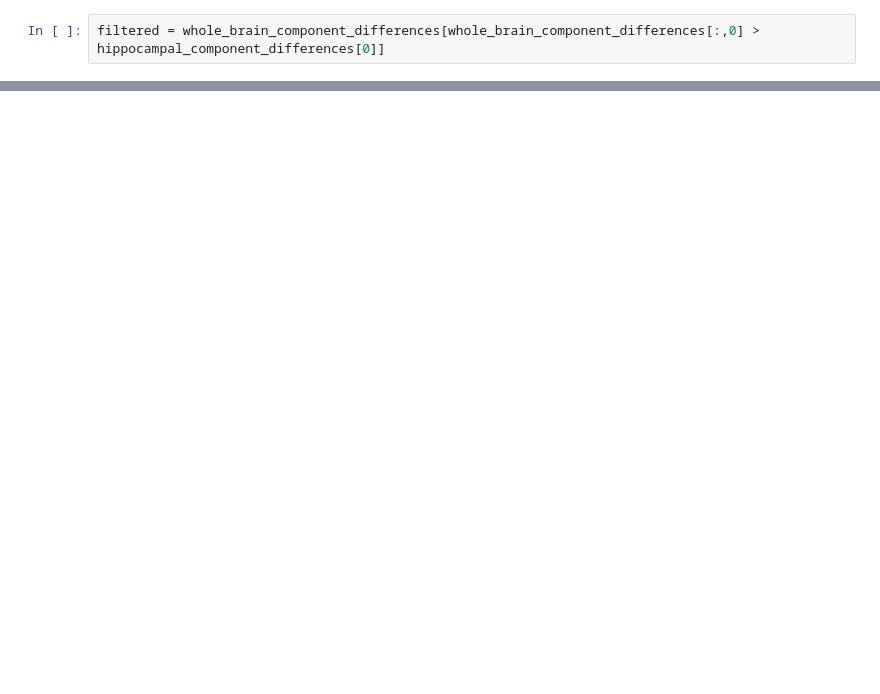
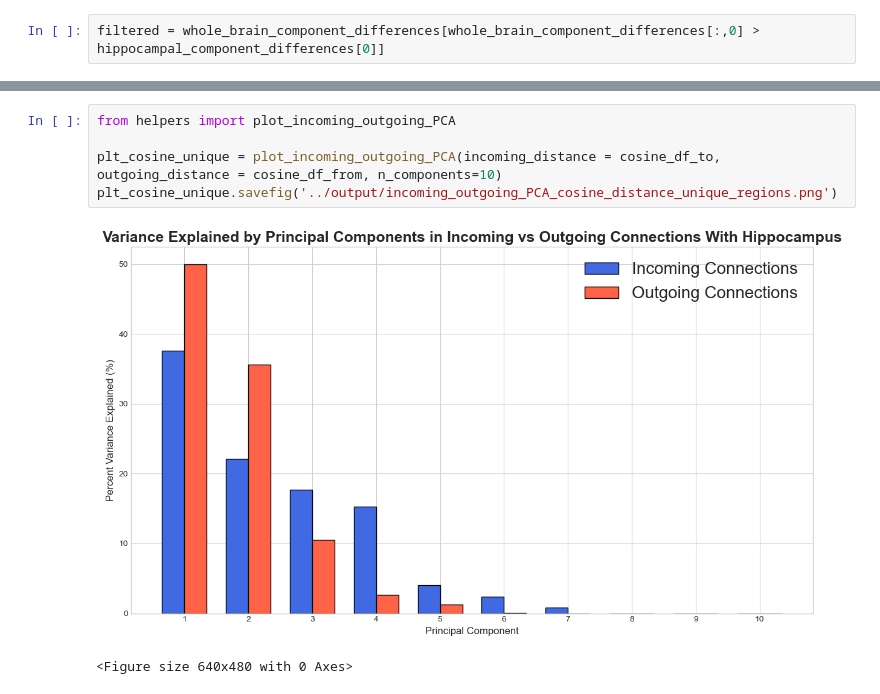
Before and after one commit to chris-weinberger/br2f_connectome, a Jupyter notebook: scripts/PCA_hippocampal.ipynb, the cells around one changed output, grey strips where cells are left out. Cells and saved outputs as stored; diff of their text form; blank space fills up the shorter version.

Commit message:
added helper functions

```diff
--- a/scripts/PCA_hippocampal.ipynb
+++ b/scripts/PCA_hippocampal.ipynb
@@ -324,0 +430,8 @@ array([[-2.74282846e+00, -1.20606128e+00,  8.61656113e+00, ...,
+# %%
+from helpers import plot_incoming_outgoing_PCA
+
+plt_cosine_unique = plot_incoming_outgoing_PCA(incoming_distance = cosine_df_to, outgoing_distance = cosine_df_from, n_components=10)
+plt_cosine_unique.savefig('../output/incoming_outgoing_PCA_cosine_distance_unique_regions.png')
+# %% [output]
+[figure, added]
+<Figure size 640x480 with 0 Axes>
```
Also changed, not shown: parts of 19 cells of this notebook, 13 other files.
